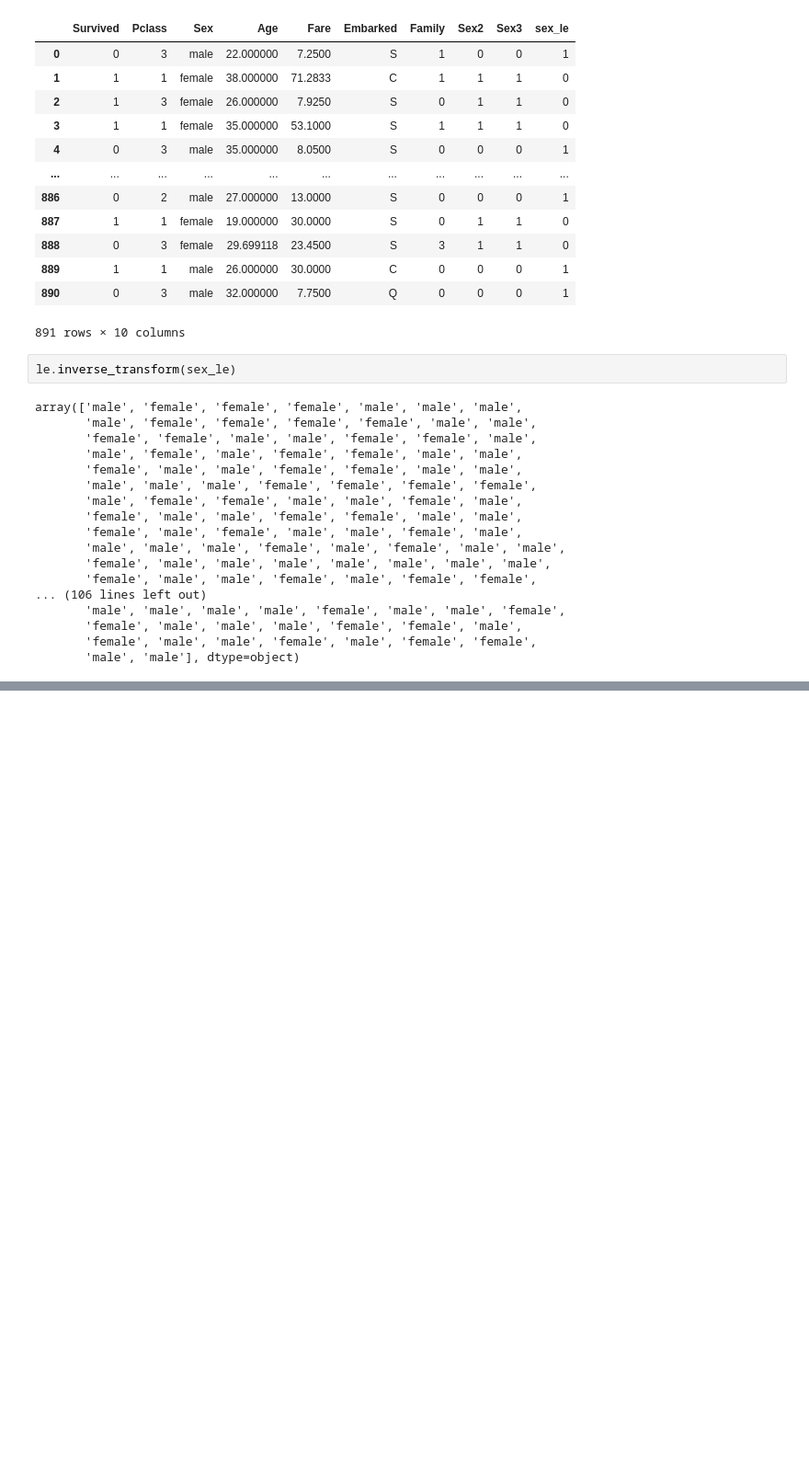
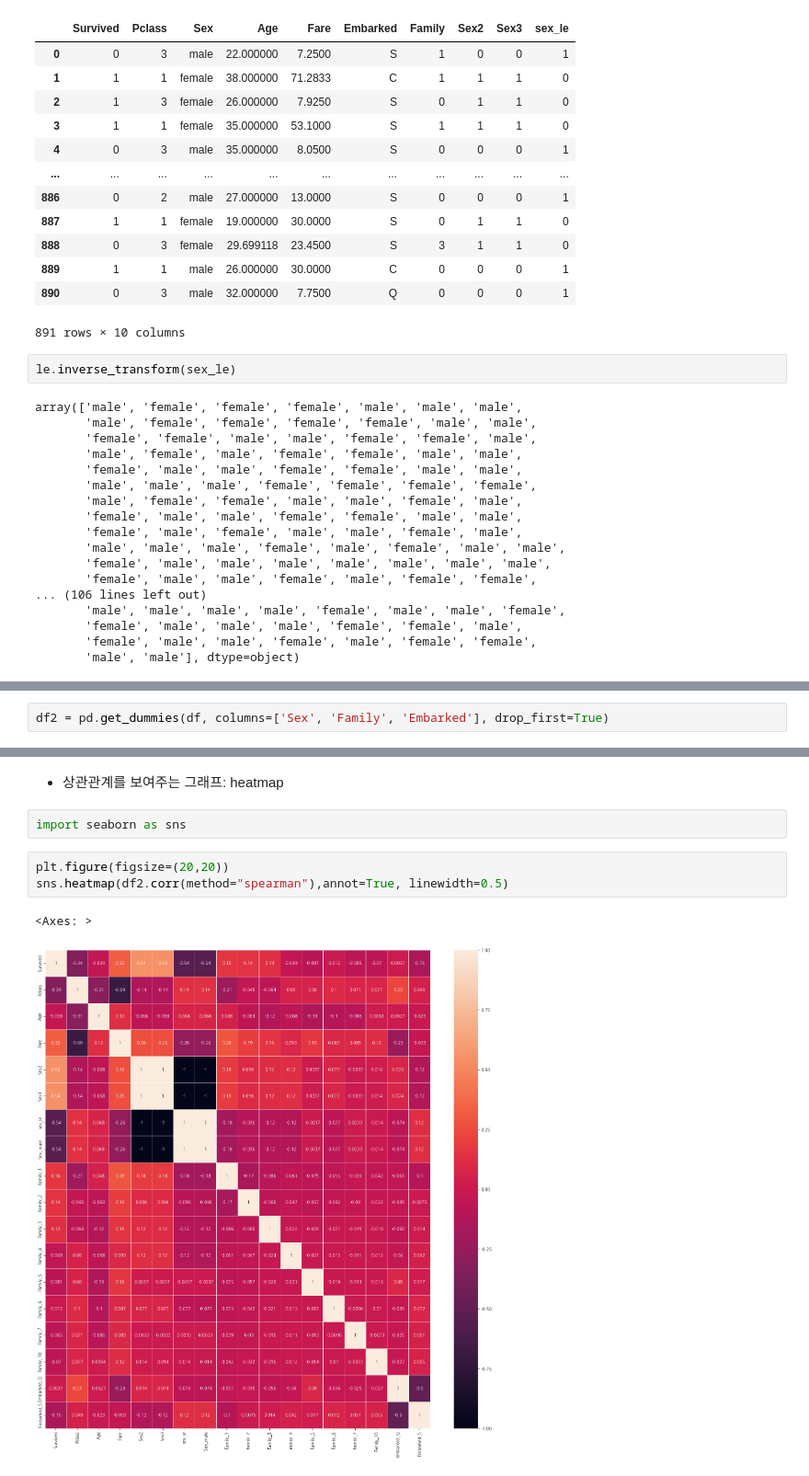
Before and after one commit to haram4th/finech, a Jupyter notebook: 05machine_learning/07EDA_탐색적데이터분석.ipynb, the cells around one changed output, grey strips where cells are left out. Shown at 92% size. Drawn from its saved outputs; the diff is of its cells as text; blank space fills up the shorter version.

```diff
--- a/05machine_learning/07EDA_탐색적데이터분석.ipynb
+++ b/05machine_learning/07EDA_탐색적데이터분석.ipynb
@@ -1282,0 +1293,2 @@ array(['male', 'female', 'female', 'female', 'male', 'male', 'male',
+# %%
+df2 = pd.get_dummies(df, columns=['Sex', 'Family', 'Embarked'], drop_first=True)
@@ -1282,0 +1454,10 @@ array(['male', 'female', 'female', 'female', 'male', 'male', 'male',
+# %% [markdown]
+* 상관관계를 보여주는 그래프: heatmap
+# %%
+import seaborn as sns
+# %%
+plt.figure(figsize=(20,20))
+sns.heatmap(df2.corr(method="spearman"),annot=True, linewidth=0.5)
+# %% [output]
+<Axes: >
+[figure, added]
```
Also changed, not shown: parts of 18 cells of this notebook, 1 other file.
